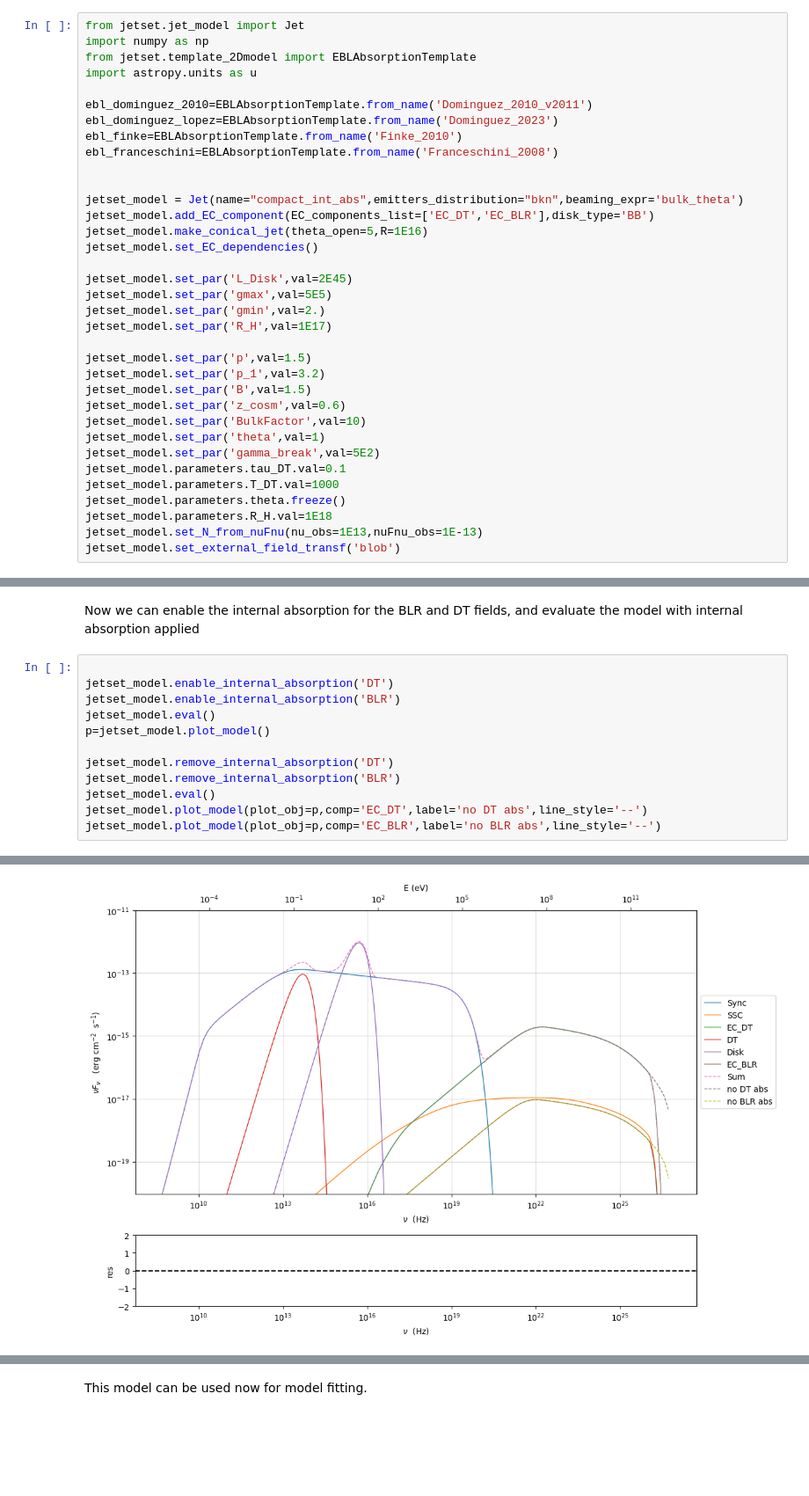
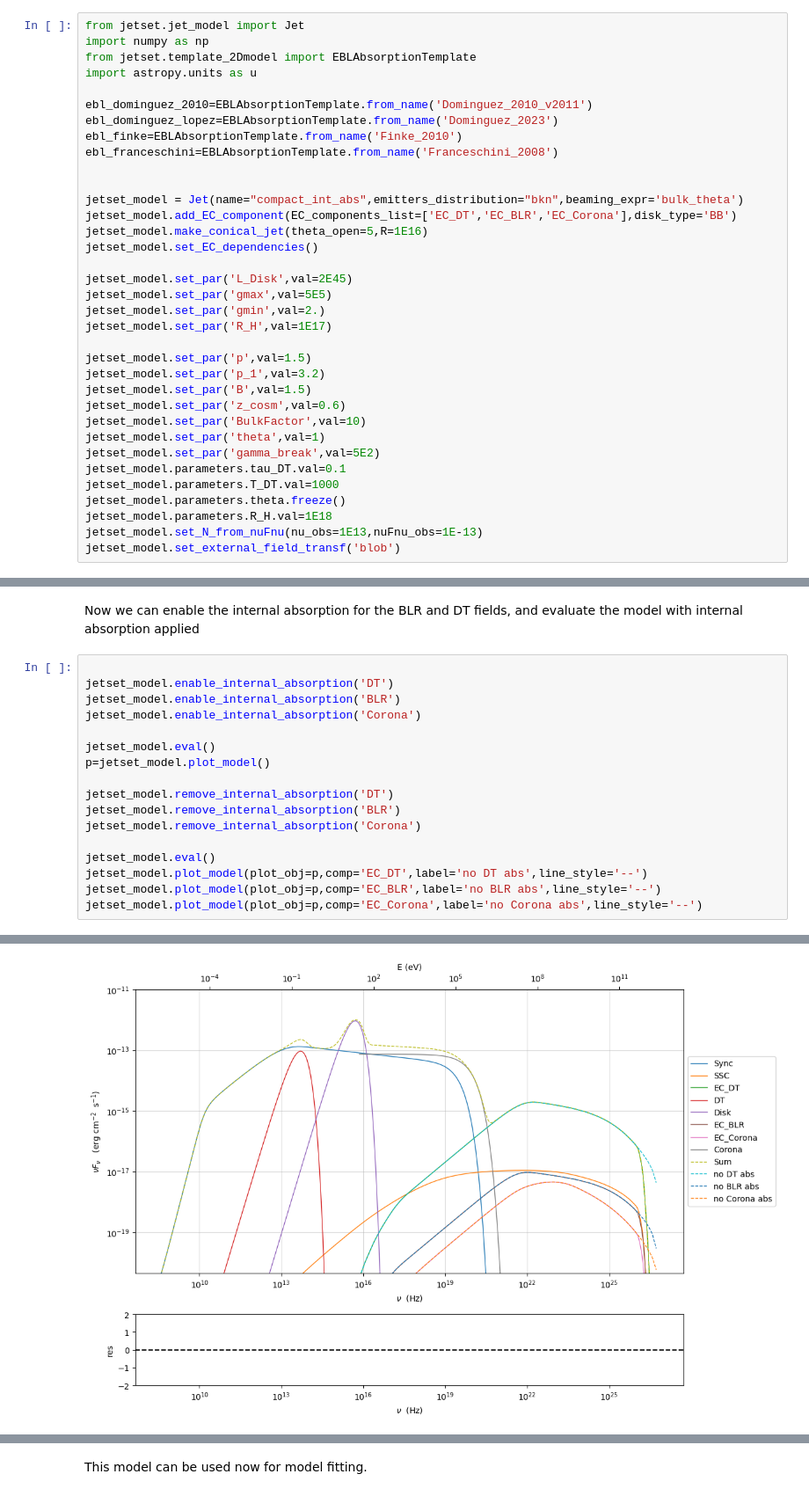
Before and after one commit to andreatramacere/jetset, a Jupyter notebook: doc/documentation_notebooks/notebooks/internal_abs/int_abs.ipynb, the cells around one changed output, grey strips where cells are left out. Shown at 88% size. Cells and saved outputs as stored; diff of their text form; blank space fills up the shorter version.

```diff
--- a/doc/documentation_notebooks/notebooks/internal_abs/int_abs.ipynb
+++ b/doc/documentation_notebooks/notebooks/internal_abs/int_abs.ipynb
@@ -25,7 +25,7 @@ ebl_franceschini=EBLAbsorptionTemplate.from_name('Franceschini_2008')
 
 
 jetset_model = Jet(name="compact_int_abs",emitters_distribution="bkn",beaming_expr='bulk_theta')
-jetset_model.add_EC_component(EC_components_list=['EC_DT','EC_BLR'],disk_type='BB')
+jetset_model.add_EC_component(EC_components_list=['EC_DT','EC_BLR','EC_Corona'],disk_type='BB')
 jetset_model.make_conical_jet(theta_open=5,R=1E16)
 jetset_model.set_EC_dependencies()
 
@@ -67,15 +108,20 @@ Now we can enable the internal absorption for the BLR and DT fields, and evaluat
 # %%
 
 jetset_model.enable_internal_absorption('DT')
 jetset_model.enable_internal_absorption('BLR')
+jetset_model.enable_internal_absorption('Corona')
+
 jetset_model.eval()
 p=jetset_model.plot_model()
 
 jetset_model.remove_internal_absorption('DT')
 jetset_model.remove_internal_absorption('BLR')
+jetset_model.remove_internal_absorption('Corona')
+
 jetset_model.eval()
 jetset_model.plot_model(plot_obj=p,comp='EC_DT',label='no DT abs',line_style='--')
 jetset_model.plot_model(plot_obj=p,comp='EC_BLR',label='no BLR abs',line_style='--')
+jetset_model.plot_model(plot_obj=p,comp='EC_Corona',label='no Corona abs',line_style='--')
 # %% [output]
 <jetset.plot_sedfit.PlotSED at 0x...>
-[figure, old version]
+[figure, new version]
```
Also changed, not shown: parts of 28 cells of this notebook.
